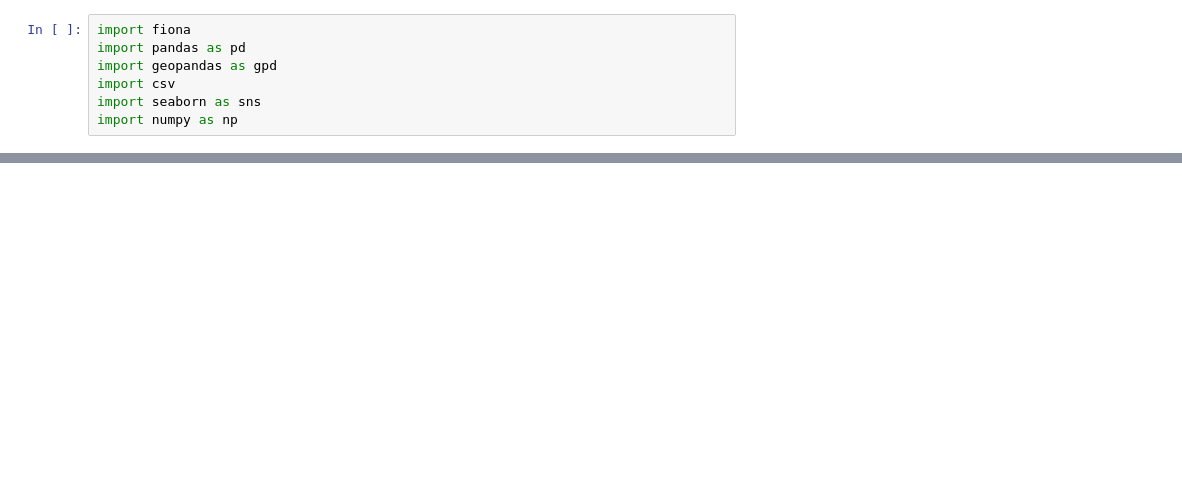
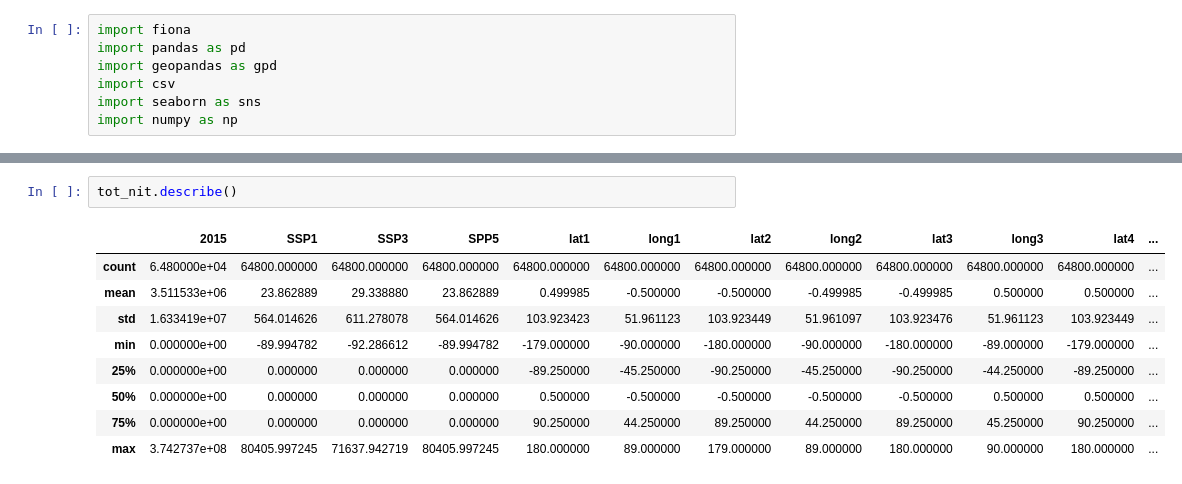
Before and after one commit to charlottegiseleweil/ipbes, a Jupyter notebook: Data Processing/Water.ipynb, the cells around one changed output, grey strips where cells are left out. Drawn from its saved outputs; the diff is of its cells as text; blank space fills up the shorter version.

```diff
--- a/Data Processing/Water.ipynb
+++ b/Data Processing/Water.ipynb
@@ -103,0 +115,12 @@ pd.read_csv(
+# %%
+tot_nit.describe()
+# %% [output]
+|  | 2015 | SSP1 | SSP3 | SPP5 | lat1 | long1 | lat2 | long2 | lat3 | long3 | lat4 | ... |
+| count | 6.480000e+04 | 64800.000000 | 64800.000000 | 64800.000000 | 64800.000000 | 64800.000000 | 64800.000000 | 64800.000000 | 64800.000000 | 64800.000000 | 64800.000000 | ... |
+| mean | 3.511533e+06 | 23.862889 | 29.338880 | 23.862889 | 0.499985 | -0.500000 | -0.500000 | -0.499985 | -0.499985 | 0.500000 | 0.500000 | ... |
+| std | 1.633419e+07 | 564.014626 | 611.278078 | 564.014626 | 103.923423 | 51.961123 | 103.923449 | 51.961097 | 103.923476 | 51.961123 | 103.923449 | ... |
+| min | 0.000000e+00 | -89.994782 | -92.286612 | -89.994782 | -179.000000 | -90.000000 | -180.000000 | -90.000000 | -180.000000 | -89.000000 | -179.000000 | ... |
+| 25% | 0.000000e+00 | 0.000000 | 0.000000 | 0.000000 | -89.250000 | -45.250000 | -90.250000 | -45.250000 | -90.250000 | -44.250000 | -89.250000 | ... |
+| 50% | 0.000000e+00 | 0.000000 | 0.000000 | 0.000000 | 0.500000 | -0.500000 | -0.500000 | -0.500000 | -0.500000 | 0.500000 | 0.500000 | ... |
+| 75% | 0.000000e+00 | 0.000000 | 0.000000 | 0.000000 | 90.250000 | 44.250000 | 89.250000 | 44.250000 | 89.250000 | 45.250000 | 90.250000 | ... |
+| max | 3.742737e+08 | 80405.997245 | 71637.942719 | 80405.997245 | 180.000000 | 89.000000 | 179.000000 | 89.000000 | 180.000000 | 90.000000 | 180.000000 | ... |
```
Also changed, not shown: parts of 34 cells of this notebook, 3 other files.
